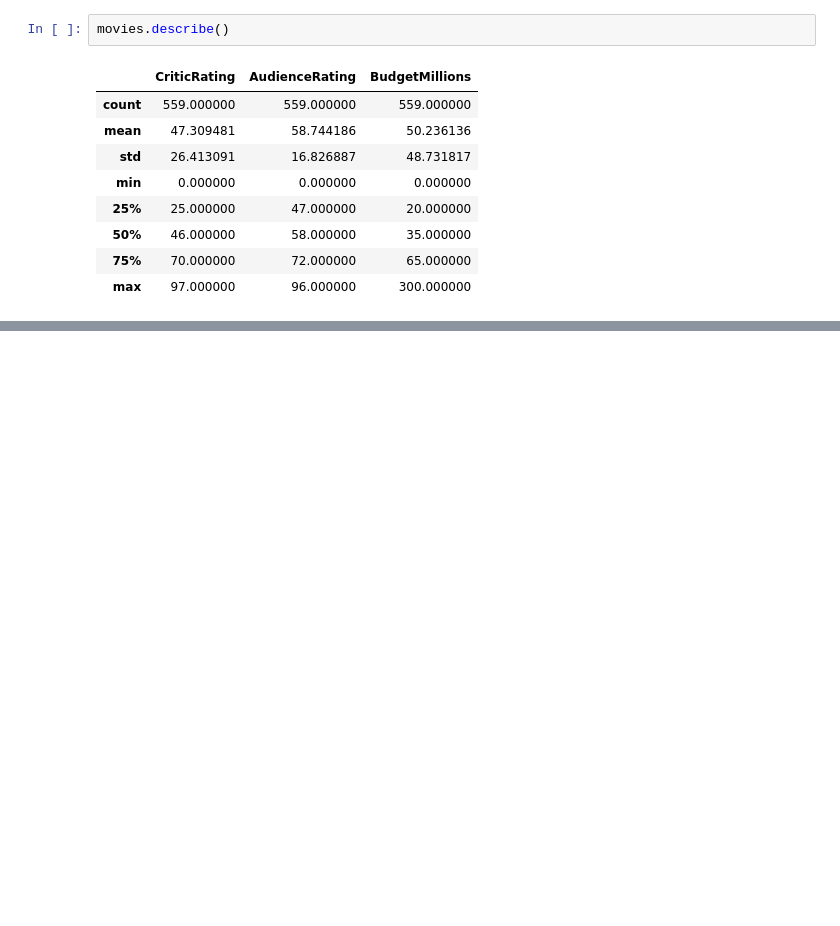
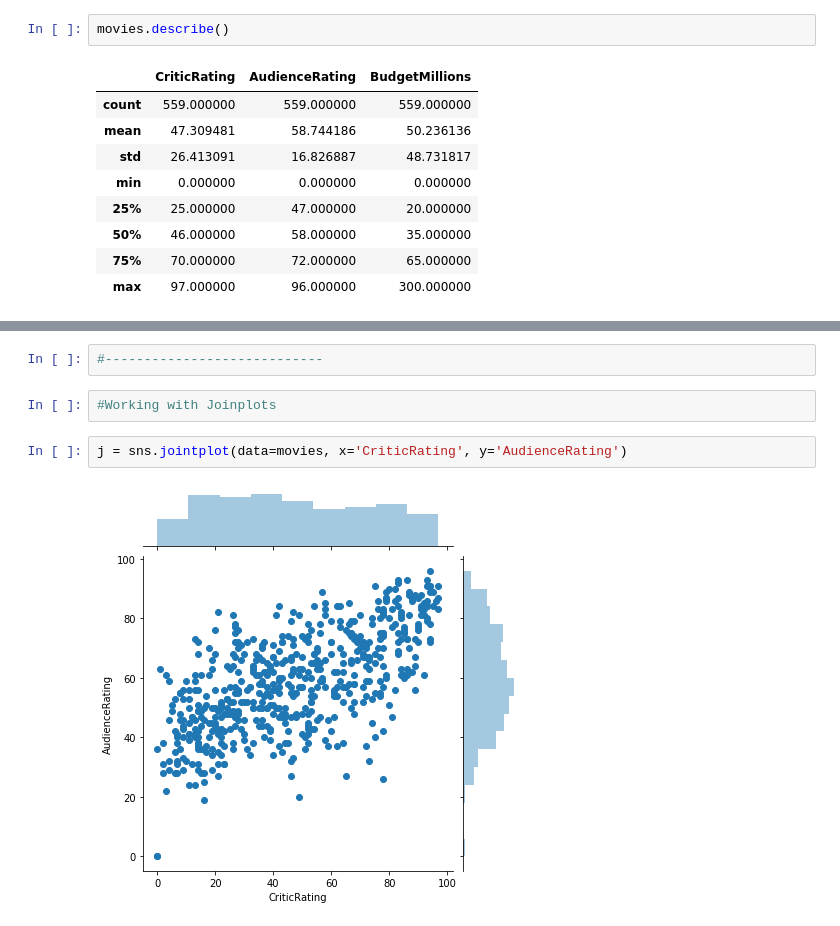
Before and after one commit to moshohel/python-for-data-science, a Jupyter notebook: Movie Rating Analytics.ipynb, the cells around one changed output, grey strips where cells are left out. Drawn from its saved outputs; the diff is of its cells as text; blank space fills up the shorter version.

Commit message:
Seaborn, Advanced Visualization, Category data type, JointPlots, Histograms,  KDE Plot, Subplots(), Violinplots vs Boxplots, Facet Grid

```diff
--- a/Movie Rating Analytics.ipynb
+++ b/Movie Rating Analytics.ipynb
@@ -139,0 +151,8 @@ movies.describe()
+# %%
+#----------------------------
+# %%
+#Working with Joinplots
+# %%
+j = sns.jointplot(data=movies, x='CriticRating', y='AudienceRating')
+# %% [output]
+[figure, added]
```
Also changed, not shown: parts of 56 cells of this notebook, 1 other file.
